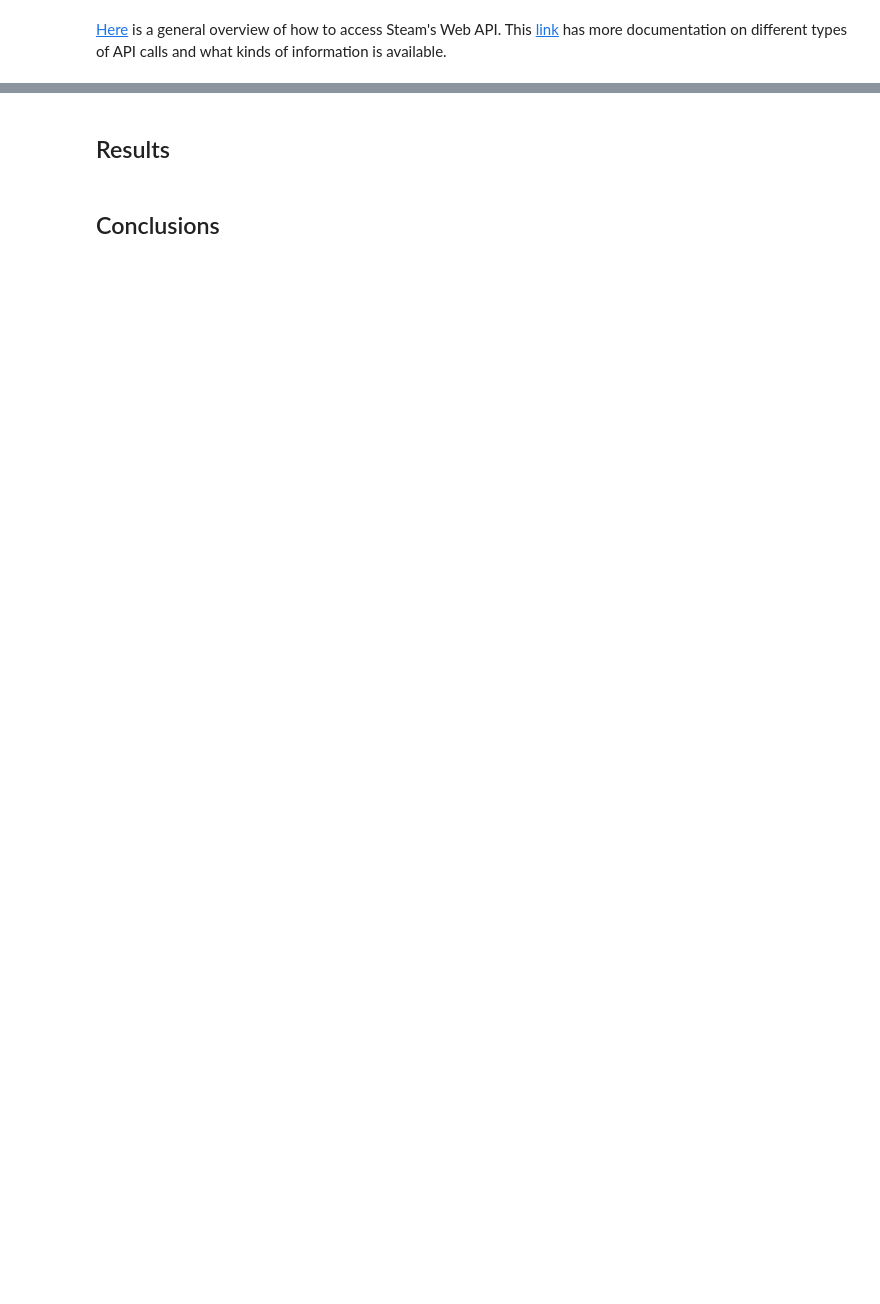
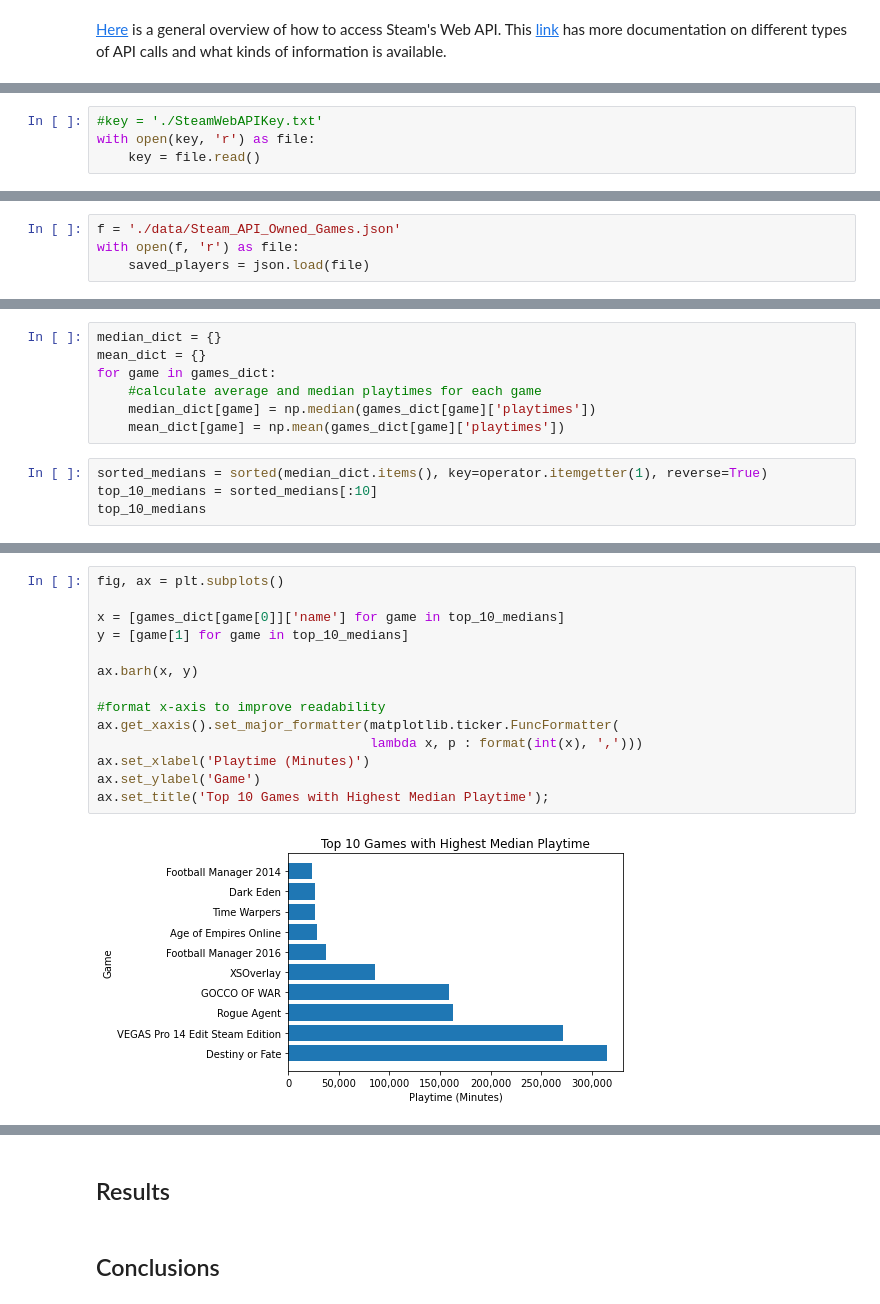
Before and after one commit to yuhkulele/Steam-Recommendations, a Jupyter notebook: notebook.ipynb, the cells around one changed output, grey strips where cells are left out. Cells and saved outputs as stored; diff of their text form; blank space fills up the shorter version.

```diff
--- a/notebook.ipynb
+++ b/notebook.ipynb
@@ -1528,0 +1713,4 @@ def content_recommender(game, content_matrix, df):
+# %%
+#key = './SteamWebAPIKey.txt'
+with open(key, 'r') as file:
+    key = file.read()
@@ -1528,0 +1753,4 @@ def content_recommender(game, content_matrix, df):
+# %%
+f = './data/Steam_API_Owned_Games.json'
+with open(f, 'r') as file:
+    saved_players = json.load(file)
@@ -1528,0 +1870,11 @@ def content_recommender(game, content_matrix, df):
+# %%
+median_dict = {}
+mean_dict = {}
+for game in games_dict:
+    #calculate average and median playtimes for each game
+    median_dict[game] = np.median(games_dict[game]['playtimes'])
+    mean_dict[game] = np.mean(games_dict[game]['playtimes'])
+# %%
+sorted_medians = sorted(median_dict.items(), key=operator.itemgetter(1), reverse=True)
+top_10_medians = sorted_medians[:10]
+top_10_medians
@@ -1528,0 +1907,16 @@ def content_recommender(game, content_matrix, df):
+# %%
+fig, ax = plt.subplots()
+
+x = [games_dict[game[0]]['name'] for game in top_10_medians]
+y = [game[1] for game in top_10_medians]
+
+ax.barh(x, y)
+
+#format x-axis to improve readability
+ax.get_xaxis().set_major_formatter(matplotlib.ticker.FuncFormatter(
+                                   lambda x, p : format(int(x), ',')))
+ax.set_xlabel('Playtime (Minutes)')
+ax.set_ylabel('Game')
+ax.set_title('Top 10 Games with Highest Median Playtime');
+# %% [output]
+[figure, added]
```
Also changed, not shown: parts of 96 cells of this notebook, 3 other files.
